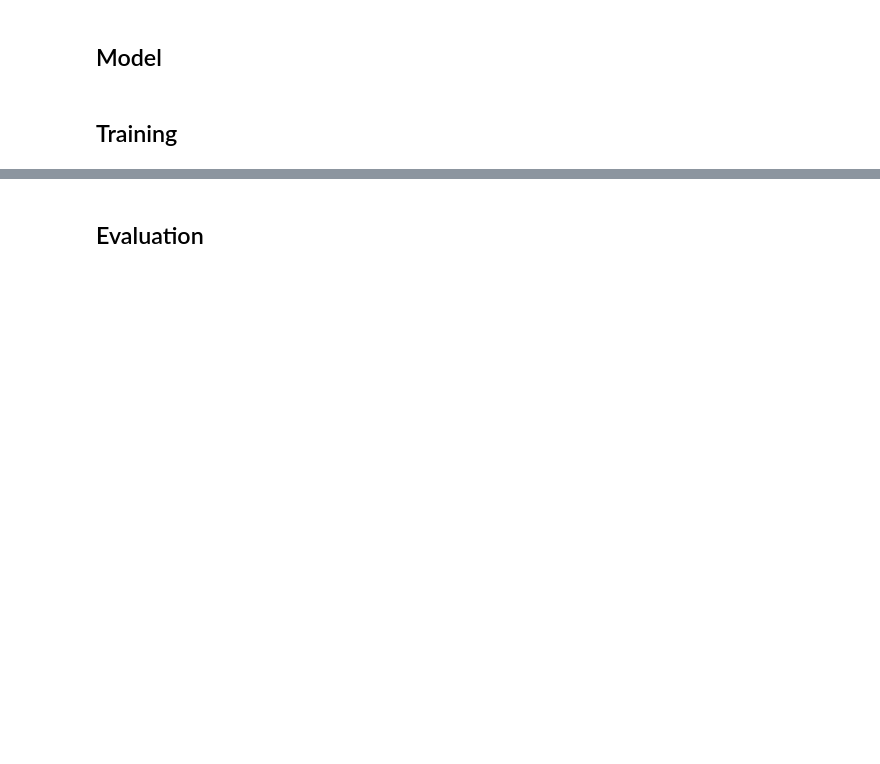
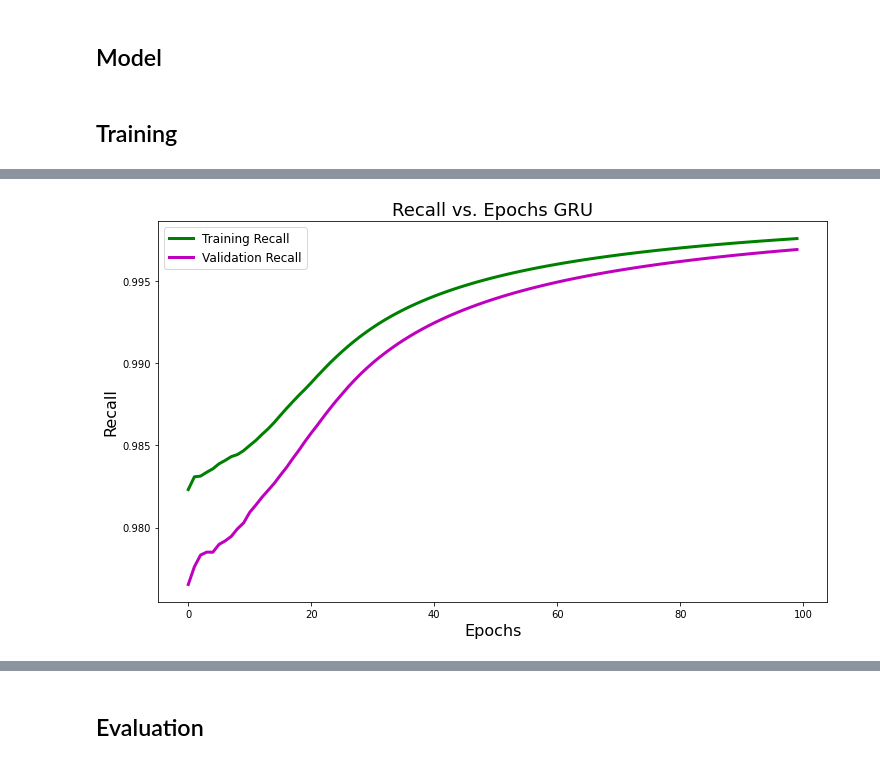
Before and after one commit to Assassinsarms/Disease-Prognosis-Prediction-using-Longitudinal-Electronic-Health-Records-and-Gated-Recurrent-Units, a Jupyter notebook: Aaron_Mir_INM706_Coursework.ipynb, the cells around one changed output, grey strips where cells are left out. Drawn from its saved outputs; the diff is of its cells as text; code cells hidden in the pictures; blank space fills up the shorter version.

```diff
--- a/Aaron_Mir_INM706_Coursework.ipynb
+++ b/Aaron_Mir_INM706_Coursework.ipynb
@@ -905,0 +1007,12 @@ Training and validation has taken  323.14700388908386 seconds to complete
+# %%
+plt.figure(figsize=(12, 7))
+plt.plot(history_train_recall, 'g', linewidth=3.0, label='Training Recall')
+plt.plot(history_val_recall, 'm', linewidth=3.0, label='Validation Recall')
+plt.title('Recall vs. Epochs GRU', fontsize=18)
+plt.xlabel('Epochs', fontsize=16)
+plt.ylabel('Recall', fontsize=16)
+plt.legend(fontsize=12)
+# plt.savefig('results/RecallvsEpochs.png')
+plt.show()
+# %% [output]
+[figure, added]
```
Also changed, not shown: parts of 68 cells of this notebook, 19 other files.
